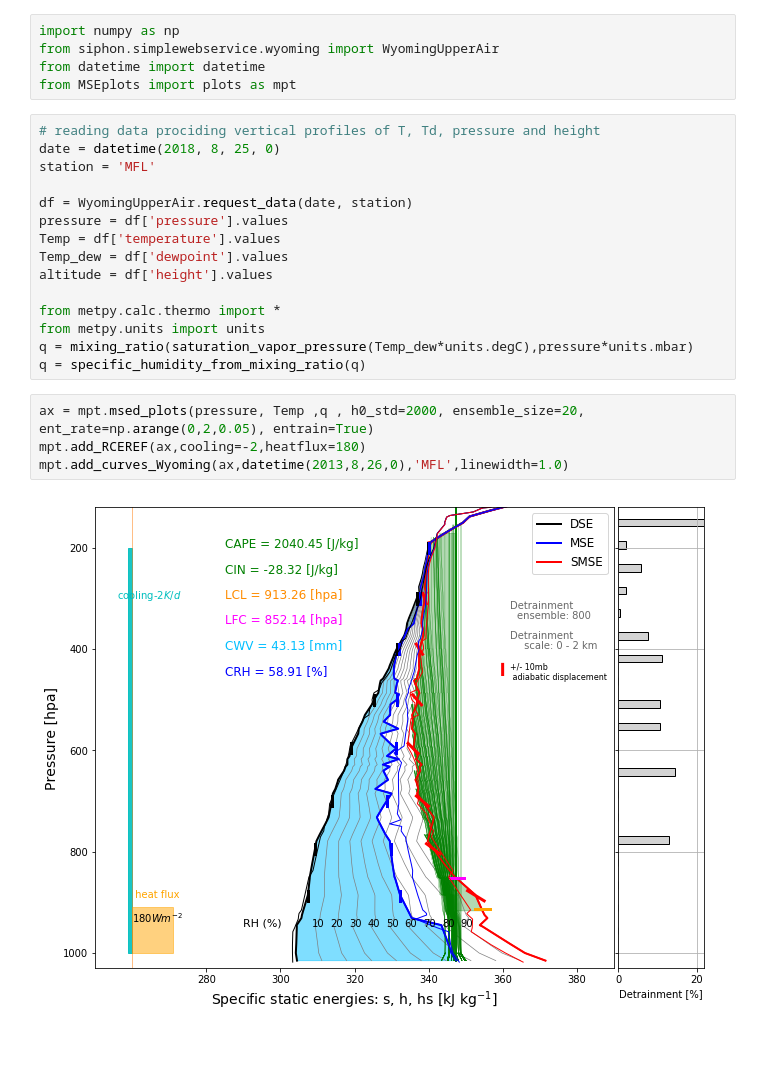
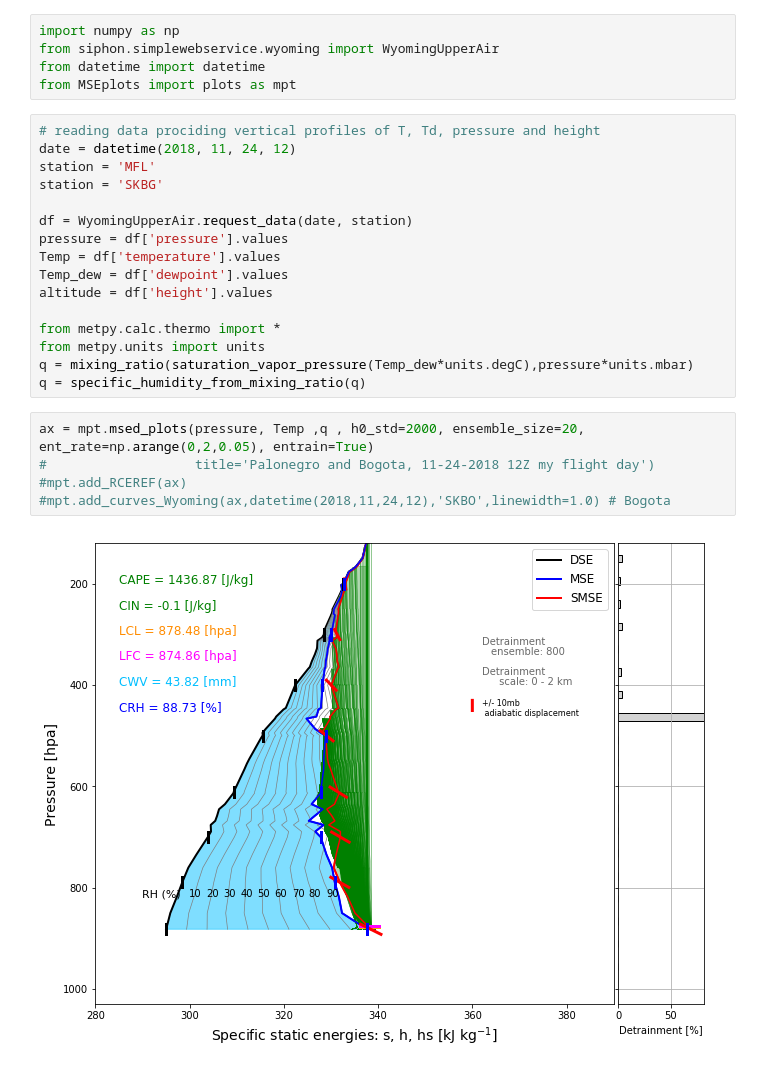
Before and after one commit to brianmapes/MSEplot, a Jupyter notebook: MSEpkg_demo.ipynb, the cells around one changed output. Saved outputs shown, nothing was run; the diff lists cells and outputs as text.

Commit message:
Bogota problem in demo

```diff
--- a/MSEpkg_demo.ipynb
+++ b/MSEpkg_demo.ipynb
@@ -16,8 +16,9 @@ from datetime import datetime
 from MSEplots import plots as mpt
 # %%
 # reading data prociding vertical profiles of T, Td, pressure and height
-date = datetime(2018, 8, 25, 0)
+date = datetime(2018, 11, 24, 12)
 station = 'MFL'
+station = 'SKBG'
 
 df = WyomingUpperAir.request_data(date, station)
 pressure = df['pressure'].values
@@ -31,7 +32,8 @@ q = mixing_ratio(saturation_vapor_pressure(Temp_dew*units.degC),pressure*units.m
 q = specific_humidity_from_mixing_ratio(q)
 # %%
 ax = mpt.msed_plots(pressure, Temp ,q , h0_std=2000, ensemble_size=20, ent_rate=np.arange(0,2,0.05), entrain=True)
-mpt.add_RCEREF(ax,cooling=-2,heatflux=180)
-mpt.add_curves_Wyoming(ax,datetime(2013,8,26,0),'MFL',linewidth=1.0)
+#                   title='Palonegro and Bogota, 11-24-2018 12Z my flight day')
+#mpt.add_RCEREF(ax)
+#mpt.add_curves_Wyoming(ax,datetime(2018,11,24,12),'SKBO',linewidth=1.0) # Bogota
 # %% [output]
-[figure, old version]
+[figure, new version]
```
